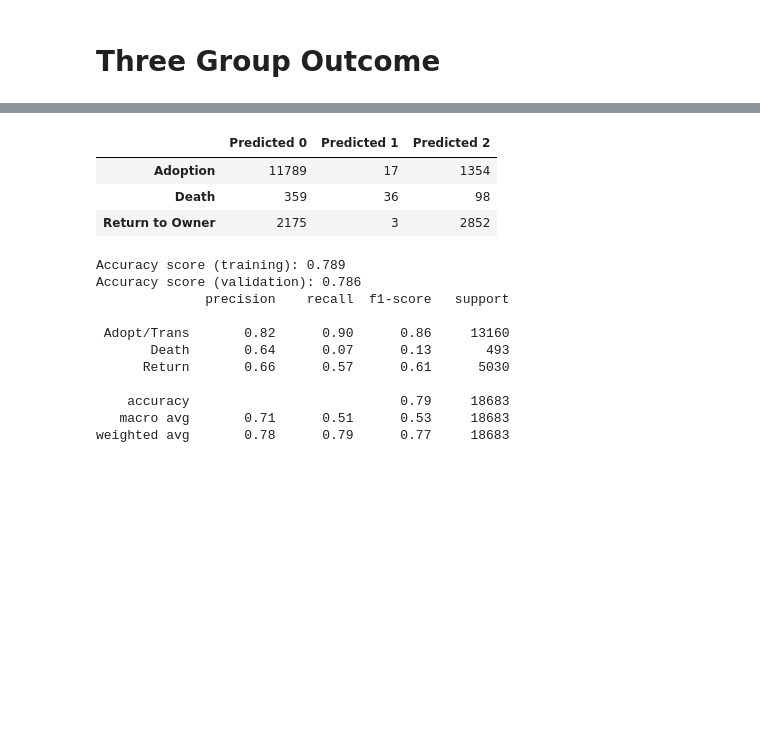
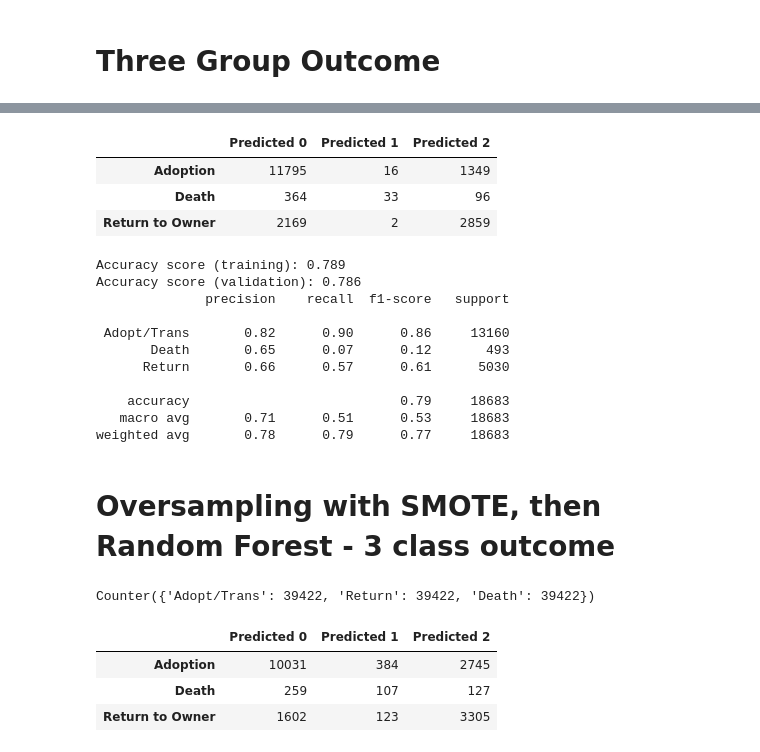
Before and after one commit to M-Outlaw/BootCamp-Mod-20-Animal_Shelter_Analysis, a Jupyter notebook: MachineLearning.ipynb, the cells around one changed output, grey strips where cells are left out. Saved outputs shown, nothing was run; the diff lists cells and outputs as text; code cells hidden in the pictures; blank space fills up the shorter version.

Commit message:
added oversampling

```diff
--- a/MLprep.ipynb
+++ b/MachineLearning.ipynb
@@ -656,0 +643,28 @@ importance_df.head(10)
+# %%
+#Try GradientBoostingClassifier to try another ensemble learning method
+
+from sklearn.ensemble import GradientBoostingClassifier
+
+# Create a classifier object
+learning_rates = [0.05, 0.1, 0.25, 0.5, 0.75, 1]
+for learning_rate in learning_rates:
+    classifier = GradientBoostingClassifier(n_estimators=50,
+                                            learning_rate=learning_rate,
+                                            max_features=8,
+                                            max_depth=4,
+                                            random_state=0)
+
+    # Fit the model
+    classifier.fit(X_train, y_train)
+    print("Learning rate: ", learning_rate)
+
+    # Score the model
+    print("Accuracy score (training): {0:.3f}".format(
+        classifier.score(
+            X_train,
+            y_train)))
+    print("Accuracy score (validation): {0:.3f}".format(
+        classifier.score(
+            X_test,
+            y_test)))
+    print()
@@ -657,25 +689,25 @@ importance_df.head(10)
 # %%
 # Same GrafientBoosting, but y2
-classifier = GradientBoostingClassifier(n_estimators=100,
+classifier = GradientBoostingClassifier(n_estimators=50,
                                         learning_rate=0.25,
                                         max_features=8,
-                                        max_depth=3,
+                                        max_depth=4,
                                         random_state=0)
 
 # Fit the model
 classifier.fit(X_train, y_train)
 
 # Make Prediction
 predictions1 = classifier.predict(X_test)
 cm1=confusion_matrix(y_test, predictions1)
 cm1_df = pd.DataFrame(cm1, index = ["Adoption", "Death", "Return to Owner"],
                       columns=["Predicted 0", "Predicted 1", "Predicted 2"])
 cm1_df
 # %% [output]
 |  | Predicted 0 | Predicted 1 | Predicted 2 |
-| Adoption | 11789 | 17 | 1354 |
-| Death | 359 | 36 | 98 |
-| Return to Owner | 2175 | 3 | 2852 |
+| Adoption | 11795 | 16 | 1349 |
+| Death | 364 | 33 | 96 |
+| Return to Owner | 2169 | 2 | 2859 |
 # %%
 # Score the model
 print("Accuracy score (training): {0:.3f}".format(
@@ -689,9 +721,11 @@ Accuracy score (validation): 0.786
               precision    recall  f1-score   support
 
  Adopt/Trans       0.82      0.90      0.86     13160
-       Death       0.64      0.07      0.13       493
+       Death       0.65      0.07      0.12       493
       Return       0.66      0.57      0.61      5030
 
     accuracy                           0.79     18683
    macro avg       0.71      0.51      0.53     18683
 weighted avg       0.78      0.79      0.77     18683
+# %% [markdown]
+# Oversampling with SMOTE, then Random Forest - 3 class outcome
@@ -697,0 +735,27 @@ weighted avg       0.78      0.79      0.77     18683
+# %%
+from imblearn.over_sampling import SMOTE
+X_resampled, y_resampled = SMOTE(random_state=1, sampling_strategy='auto').fit_resample(
+    X_train, y_train
+)
+Counter(y_resampled)
+# %% [output]
+Counter({'Adopt/Trans': 39422, 'Return': 39422, 'Death': 39422})
+# %%
+#Random Forest model for y2, the 3 category outcome
+
+from sklearn.ensemble import RandomForestClassifier
+rf_model=RandomForestClassifier(n_estimators=30, random_state=0)
+#Fit classifier to training set
+rf_model= rf_model.fit(X_resampled, y_resampled)
+#Make prediction
+predictions = rf_model.predict(X_test)
+#Evaluate model
+cm=confusion_matrix(y_test, predictions)
+cm_df = pd.DataFrame(cm, index = ["Adoption", "Death", "Return to Owner"],
+                      columns=["Predicted 0", "Predicted 1", "Predicted 2"])
+cm_df
+# %% [output]
+|  | Predicted 0 | Predicted 1 | Predicted 2 |
+| Adoption | 10031 | 384 | 2745 |
+| Death | 259 | 107 | 127 |
+| Return to Owner | 1602 | 123 | 3305 |
```
Also changed, not shown: parts of 12 cells of this notebook.
